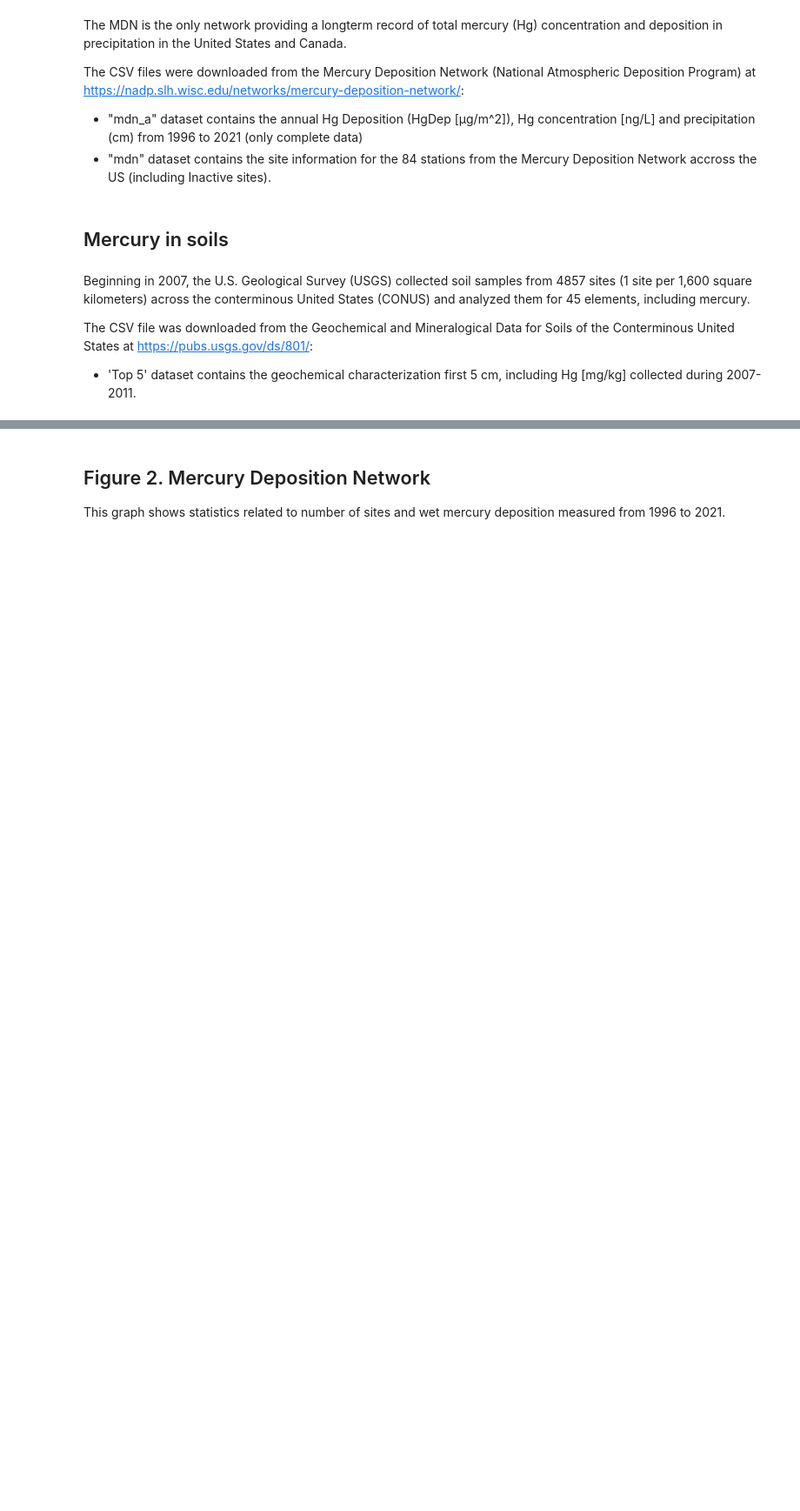
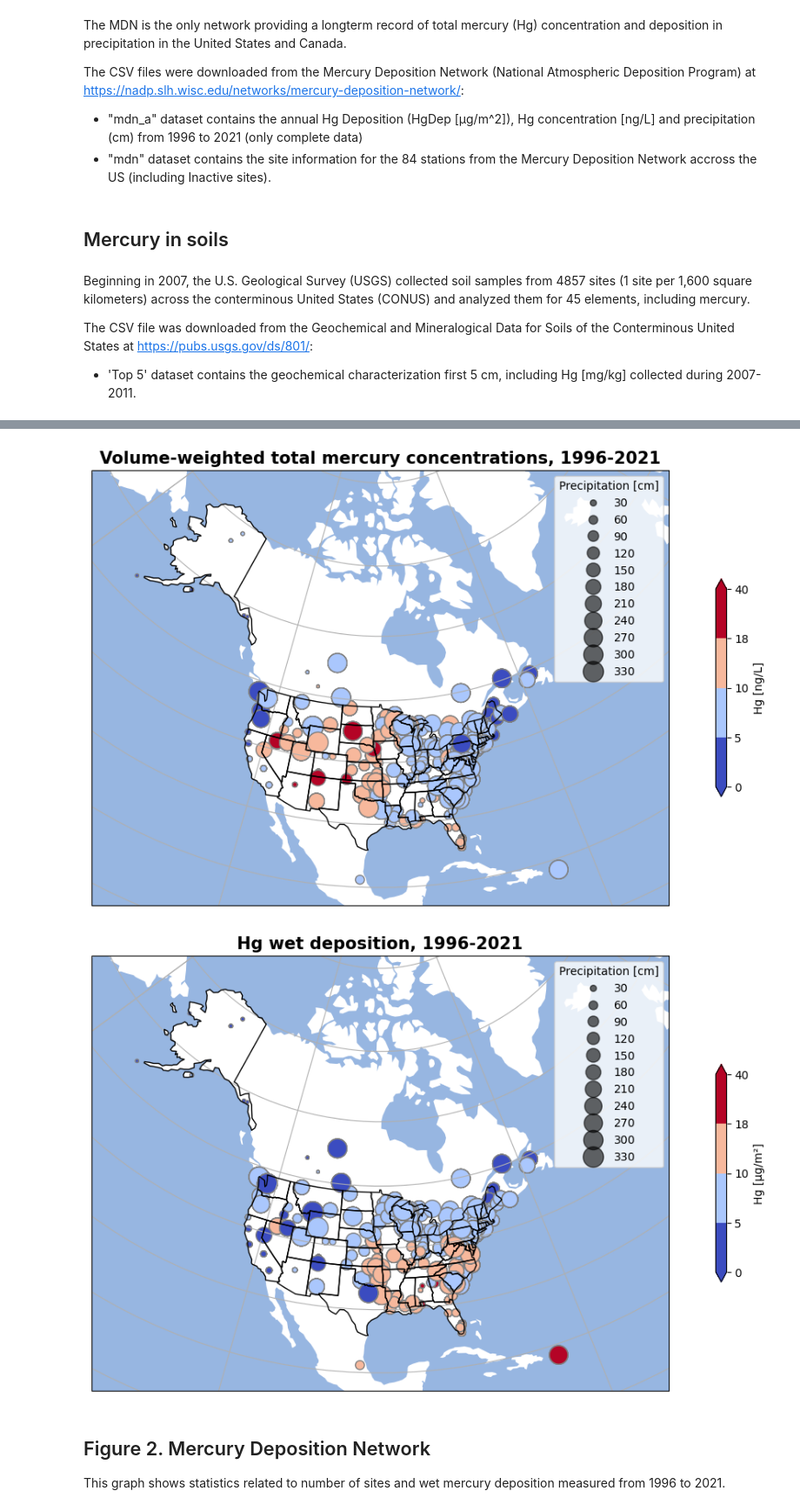
Before and after one commit to jangelamaya/rces-final-project, a Jupyter notebook: final_project.ipynb, the cells around one changed output, grey strips where cells are left out. Shown at 87% size. Drawn from its saved outputs; the diff is of its cells as text; code cells hidden in the pictures; blank space fills up the shorter version.

```diff
--- a/final_project.ipynb
+++ b/final_project.ipynb
@@ -75,8 +77,9 @@ mdn_annual=mdn_ai.join(mdn_i, how="outer")
 mdn_annual_gdf = geopandas.GeoDataFrame(
     mdn_annual, geometry=geopandas.points_from_xy(mdn_annual.longitude, mdn_annual.latitude))
 
-#Drop the -9 values in HgDep column from mdn_annual_gdf
+#Drop the -9 and NaN values in HgDep column from mdn_annual_gdf
 mdn_annual_gdf=mdn_annual_gdf[(mdn_annual_gdf.HgDep!=-9)]
+mdn_annual_gdf=mdn_annual_gdf[~np.isnan(mdn_annual_gdf.ppt)] #NaN
 # %% [markdown]
 ## Mercury in soils
 # %% [markdown]
@@ -157,3 +115,60 @@ fig.colorbar(pcm2, extend='both', orientation='vertical',shrink=0.5, label='Hg [
+# %%
+# define map extent
+extent = [-140, -50, 12, 78]
+
+# better projection
+proj = ccrs.LambertConformal(central_longitude=np.mean(extent[:2]), central_latitude=np.mean(extent[2:]))
+
+# setup map
+fig, ax1 = plt.subplots(figsize=(15,7), subplot_kw={'projection': proj})
+ax1.set_extent(extent)
+ax1.add_feature(cfeature.OCEAN);
+ax1.add_feature(cfeature.STATES, edgecolor='black', zorder=10)
+
+#array with marker size representing precipitation ranges
+s=np.linspace(mdn_annual_gdf.ppt.min(),mdn_annual_gdf.ppt.max(), len(mdn_annual_gdf.ppt))
+
+#plot data
+bounds = np.array([0,5,10,18,40])
+norm = colors.BoundaryNorm(boundaries=bounds, ncolors=256)
+pcm1=ax1.scatter(mdn_annual_gdf.longitude, mdn_annual_gdf.latitude, transform=ccrs.PlateCarree(),
+                s=s, c=mdn_annual_gdf.HgConc, cmap='coolwarm',norm=norm,edgecolor='gray');
+
+# decorate
+ax1.set_title('Volume-weighted total mercury concentrations, 1996-2021',fontsize=15,fontweight='bold')
+ax1.gridlines()
+fig.colorbar(pcm1, extend='both', orientation='vertical',shrink=0.5, label='Hg [ng/L]')
+
+# produce a legend with sizes acording to precipitation
+handles, labels = pcm1.legend_elements(prop="sizes", alpha=0.6)
+legend2 = ax1.legend(handles, labels, loc="upper right", title="Precipitation [cm]")
+
+    # create axes
+fig, ax2 = plt.subplots(figsize=(15,7), subplot_kw={'projection': proj})
+ax2.set_extent(extent)
+ax2.add_feature(cfeature.OCEAN);
+ax2.add_feature(cfeature.STATES, edgecolor='black', zorder=10)
+
+    #plot data
+bounds = np.array([0,5,10,18,40])
+norm = colors.BoundaryNorm(boundaries=bounds, ncolors=256)
+
+
+
+pcm2=ax2.scatter(mdn_annual_gdf.longitude, mdn_annual_gdf.latitude, transform=ccrs.PlateCarree(),
+                s=s, c=mdn_annual_gdf.HgDep, cmap='coolwarm',norm=norm,edgecolor='gray');
+
+    # decorate
+ax2.set_title('Hg wet deposition, 1996-2021',fontsize=15,fontweight='bold')
+ax2.gridlines()
+fig.colorbar(pcm2, extend='both', orientation='vertical',shrink=0.5, label='Hg [µg/m²]')
+
+# produce a legend with sizes acording to precipitation
+handles, labels = pcm2.legend_elements(prop="sizes", alpha=0.6)
+legend2 = ax2.legend(handles, labels, loc="upper right", title="Precipitation [cm]")
+# %% [output]
+[figure, added]
+[figure, added]
 # %% [markdown]
 ## Figure 2. Mercury Deposition Network
 
```
Also changed, not shown: parts of 21 cells of this notebook.
